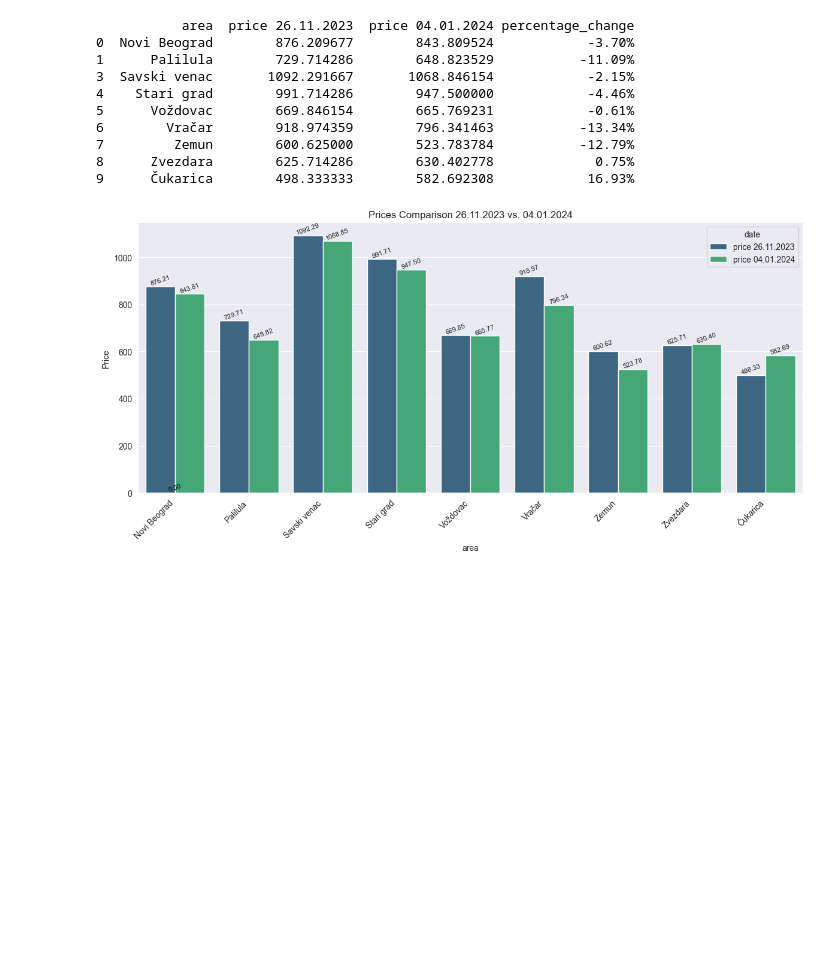
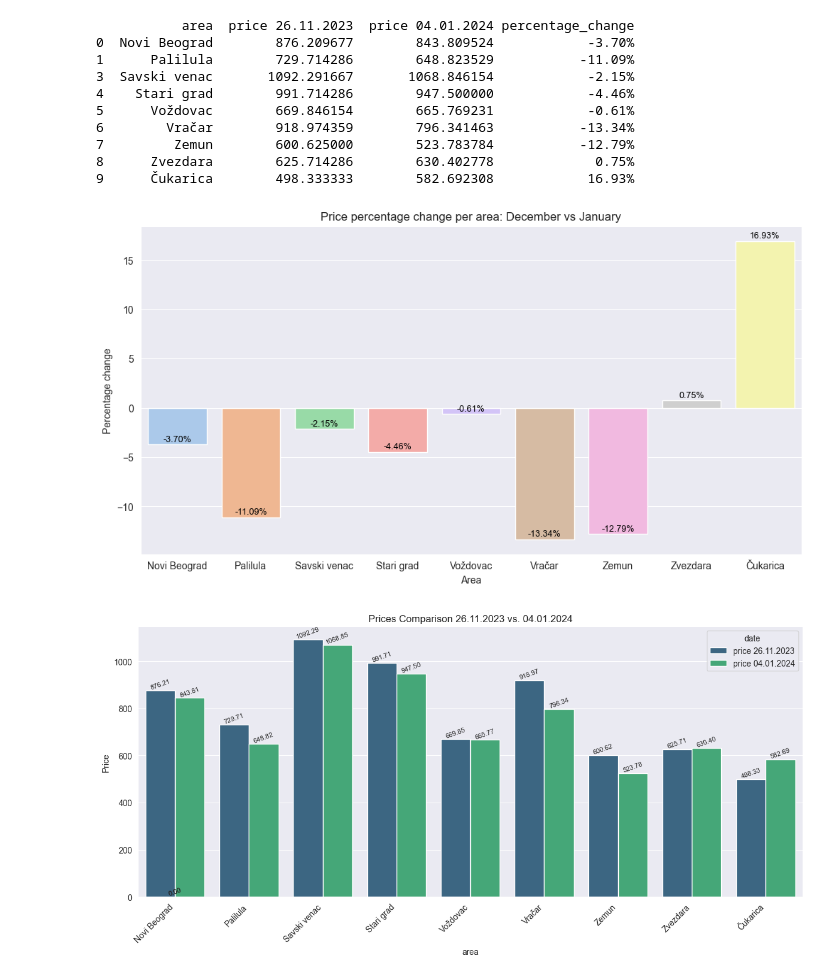
Before and after one commit to dvd998/apartment-data-analysis, a Jupyter notebook: visualization.ipynb, the cells around one changed output. Cells and saved outputs as stored; diff of their text form; code cells hidden in the pictures; blank space fills up the shorter version.

Commit message:
New visualization added + february data collected from halooglasi.com

```diff
--- a/visualization.ipynb
+++ b/visualization.ipynb
@@ -147,6 +147,26 @@ print(mean_prices_comp)
 7         Zemun        600.625000        523.783784           -12.79%
 8      Zvezdara        625.714286        630.402778             0.75%
 9      Čukarica        498.333333        582.692308            16.93%
+# %%
+# Visualization of price comparison between December and January per area
+mean_prices_comp['percentage_change'] = mean_prices_comp['percentage_change'].str.replace("%", "")
+mean_prices_comp['percentage_change'] = mean_prices_comp['percentage_change'].astype(float)
+plt.figure(figsize=(12, 6))
+ax = sns.barplot(x='area', y="percentage_change", data=mean_prices_comp, errorbar=None, palette="pastel", hue='area', legend=False)
+
+plt.title("Price percentage change per area: December vs January")
+plt.xlabel("Area")
+plt.ylabel("Percentage change")
+
+for p in ax.patches:
+    height = p.get_height()
+    ax.annotate(f'{height:.2f}%', (p.get_x() + p.get_width() / 2., height),
+                ha='center', va='center', fontsize=9, color='black', xytext=(0, 5),
+                textcoords='offset points')
+
+plt.show()
+# %% [output]
+[figure, added]
 # %%
 # Visual representation of average price change between 26.11.2023 and 04.01.2024 per area
 mean_prices_comp_melted = pd.melt(mean_prices_comp[['area', 'price 26.11.2023', 'price 04.01.2024']], id_vars=['area'], var_name='date', value_name='price')
```
Also changed, not shown: parts of 1 cell of this notebook, 3 other files.
